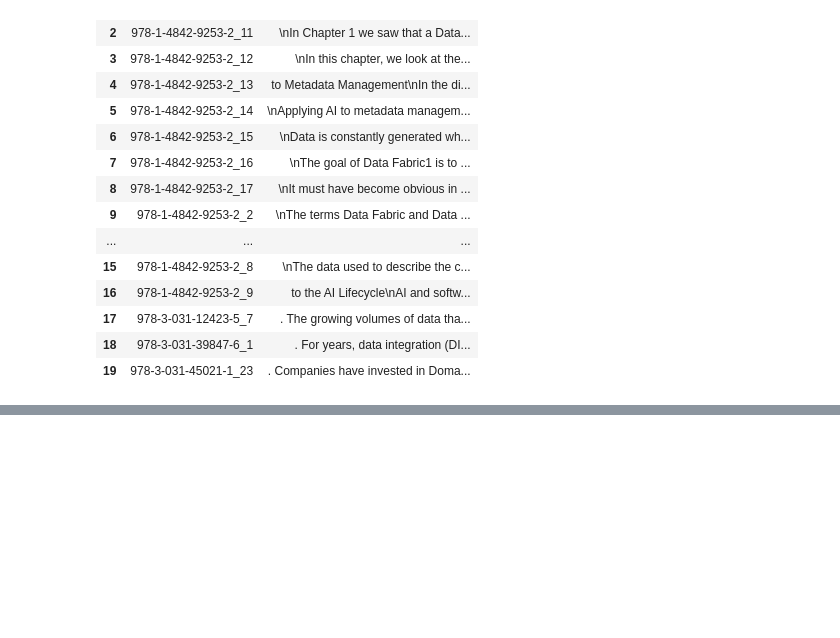
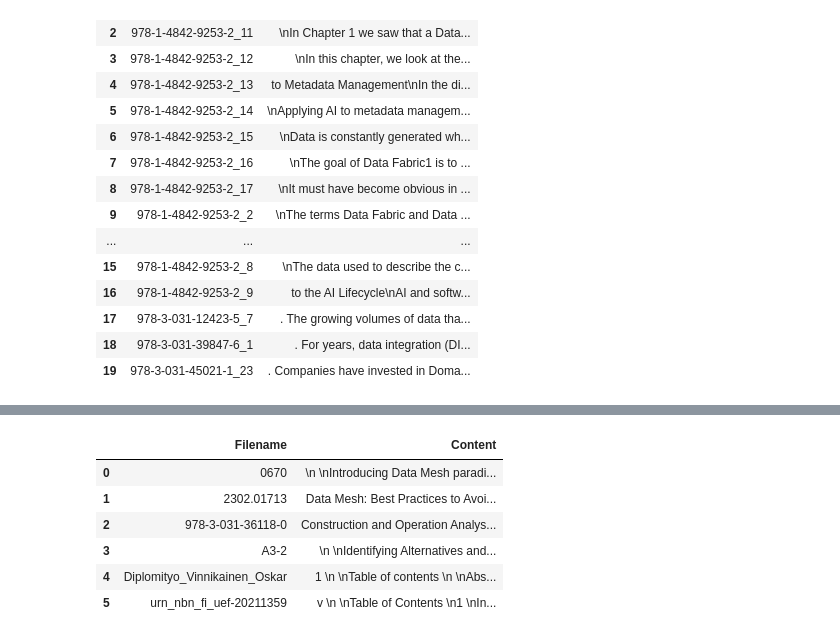
Before and after one commit to clumsyspeedboat/data_mesh_topics_and_sentiment, a Jupyter notebook: 01_Extract_pdf.ipynb, the cells around one changed output, grey strips where cells are left out. Drawn from its saved outputs; the diff is of its cells as text; code cells hidden in the pictures; blank space fills up the shorter version.

Commit message:
updated the extracting

```diff
--- a/01_Extract_pdf.ipynb
+++ b/01_Extract_pdf.ipynb
@@ -176,0 +394,42 @@ springer_pdf_df
+# %%
+"Extract Text from Google_scholar"
+
+# Replace 'your_folder_path' with the path to the folder containing PDFs
+folder_path = r'C:\Users\sitas\OneDrive\Desktop\data_mesh_topics_and_sentiment\dataset\Data_Mesh_Literature\Google_Scholar'
+
+# Specify page range, custom exclusion, and exclude section as needed
+custom_exclusion = ['URI: https://hdl.handle.net/10125/103468', '978-0-9981331-6-4', '(CC BY-NC-ND 4.0)',
+                   'The research was conducted as part of the Polish Ministry of Education and Science’s Industrial Doctorate Program implemented from 2020 to 2024 (Contract No. DWD/4/24/2020)',
+                   '© The Author(s), under exclusive license to Springer Nature Switzerland AG 2023', 'Z. Hu et al. (Eds.): ICCSEEA 2023, LNDECT 181, pp. 3–12, 2023.', 'https://doi.org/10.1007/978-3-031-36118-0_1',
+                   ' Y. Tang and G. Li',
+                   'arXiv:2302.01713v2 [cs.AI] 5 Apr 2023',
+                   '∗This manuscript does not represent an official IBM statement',
+                   '0VERSION 1.1 as of 05/04/2023',
+                   '• Bode and Kühl, et al.',
+                   'Authors’ addresses: Jan Bode, jan.bode1@ibm.com, IBM, Germany; Niklas Kühl, kuehl@uni-bayreuth.de, University of Bayreuth, Germany; Dominik Kreuzberger, dominik.kreuzberger@ibm.com, IBM, Germany; Sebastian Hirschl, sebastian.hirschl@ de.ibm.com, IBM, Germany.; Carsten Holtmann, carsten.holtmann@de.ibm.com, IBM, Germany.',
+                   'Hochschule für angewandte Wissenschaften München, Fakultät für Informatik und Mathematik, Lothstr. 34, 80335 München, clara.voss97@gmail.com ',
+                   'Lappeenranta–Lahti University of Technology LUT',
+                   'School of Engineering Science',
+                   'Industrial Engineering and Management',
+                   'Oskar Vinnikainen',
+                   'Master’s thesis',
+                   'Examiners: Associate professor Kalle Elfvengren and Post-doctoral researcher Antti YläKujala'
+                   ]
+
+start_section_intro = 'Introduction'
+exclude_section = 'References'
+
+Google_scholar_pdf_content_dict = {}
+
+# Iterate over PDF files in the folder
+for filename in os.listdir(folder_path):
+    if filename.endswith(".pdf"):
+        pdf_path = os.path.join(folder_path, filename)
+
+        # Get the base name (without extension) of the file
+        base_name = os.path.splitext(filename)[0]
+
+        Google_scholar_pdf_content = pdf_to_text(pdf_path, start_section_intro, exclude_section, custom_exclusion)
+
+        # Store the filename and content in the dictionary
+        Google_scholar_pdf_content_dict[base_name] = Google_scholar_pdf_content
@@ -176,0 +454,11 @@ springer_pdf_df
+# %%
+Google_scholar_pdf_df = pd.DataFrame(list(Google_scholar_pdf_content_dict.items()), columns=['Filename', 'Content'])
+Google_scholar_pdf_df
+# %% [output]
+|  | Filename | Content |
+| 0 | 0670 | \n \nIntroducing Data Mesh paradi... |
+| 1 | 2302.01713 | Data Mesh: Best Practices to Avoi... |
+| 2 | 978-3-031-36118-0 | Construction and Operation Analys... |
+| 3 | A3-2 | \n \nIdentifying Alternatives and... |
+| 4 | Diplomityo_Vinnikainen_Oskar | 1 \n \nTable of contents \n \nAbs... |
+| 5 | urn_nbn_fi_uef-20211359 | v \n \nTable of Contents \n1 \nIn... |
```
Also changed, not shown: parts of 10 cells of this notebook, 1 other file.
